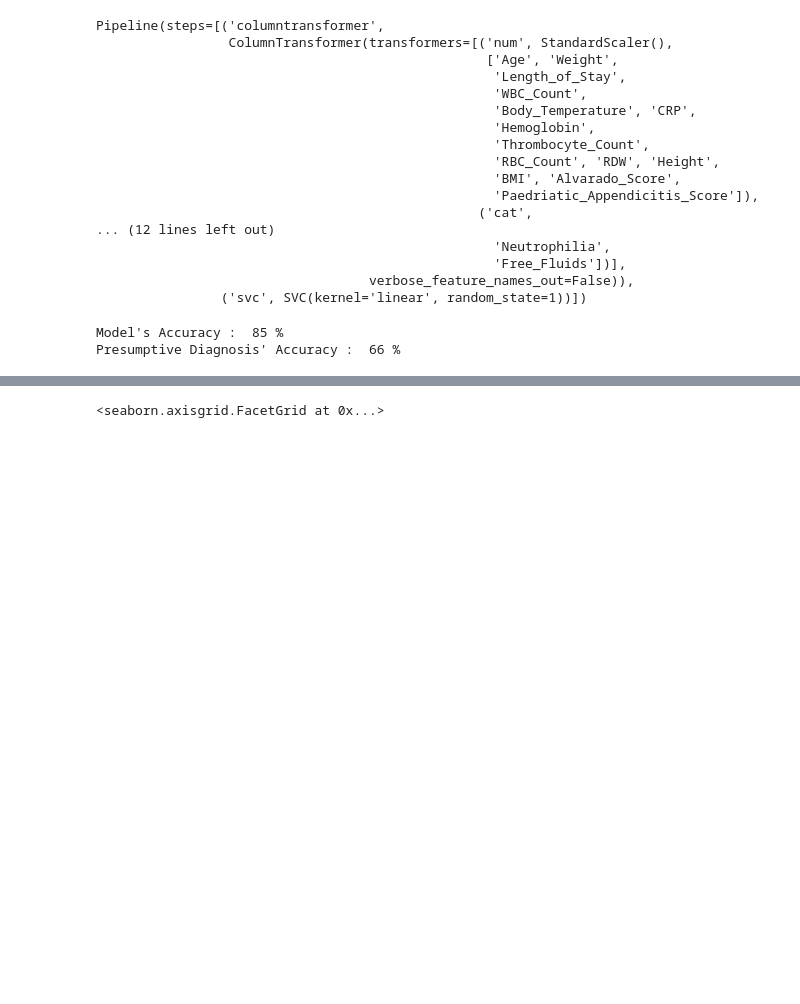
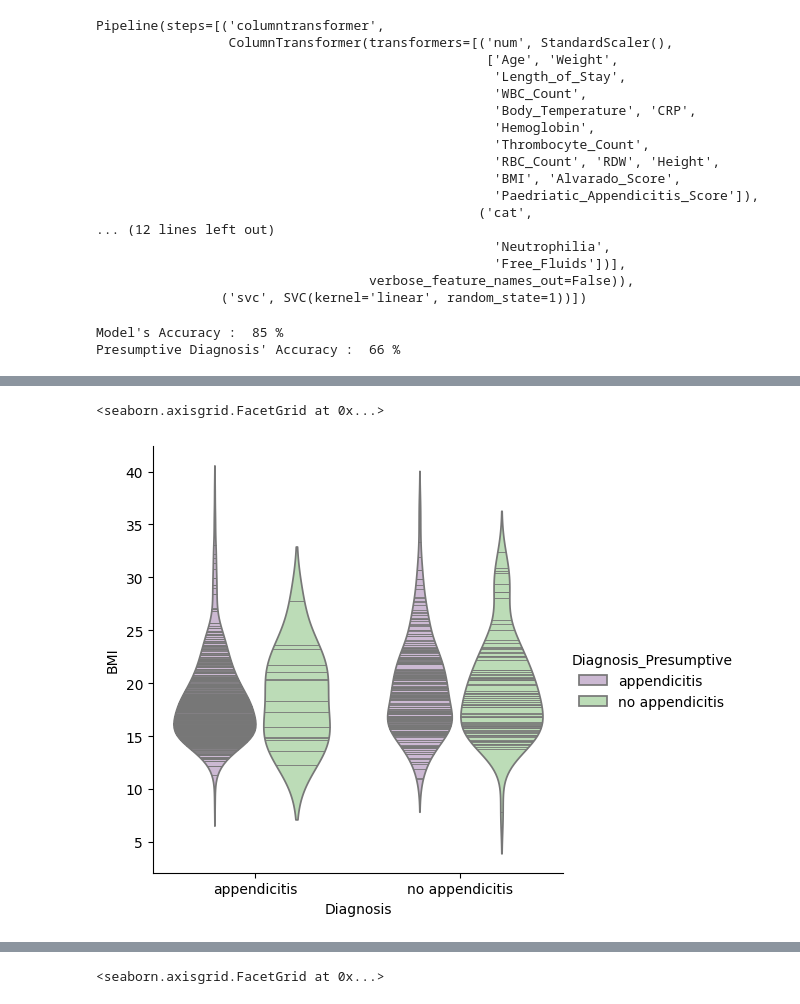
Before and after one commit to keshav-chauhan/assessmentprog2, a Jupyter notebook: assessment2.ipynb, the cells around one changed output, grey strips where cells are left out. Drawn from its saved outputs; the diff is of its cells as text; code cells hidden in the pictures; blank space fills up the shorter version.

```diff
--- a/assessment2.ipynb
+++ b/assessment2.ipynb
@@ -396,0 +447,17 @@ sns.catplot(data=app_data_filtered, x="Sex", y="Age", hue="Diagnosis", kind="vio
+# %%
+# Let's plot Diagnosis vs BMI, coloured by Diagnosis_Presumptive
+# This will give us more info related to BMI.
+# We'll be able to roughly visualise the difference between Diagnosis and Diagnosis_Presumptive
+sns.catplot(data=app_data_filtered,
+            x="Diagnosis",
+            y="BMI",
+            hue="Diagnosis_Presumptive",
+            kind="violin",
+            errorbar="pi",
+            palette="PRGn",
+            inner='stick'
+           )
+# The inner='stick' parameter represents every observation inside the distribution
+# %% [output]
+<seaborn.axisgrid.FacetGrid at 0x...>
+[figure, added]
```
Also changed, not shown: parts of 28 cells of this notebook.
